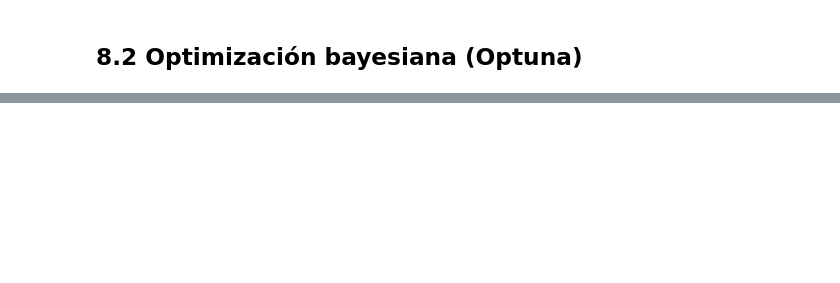
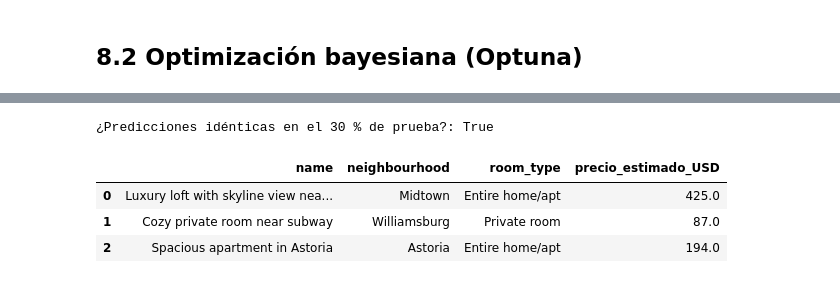
Before and after one commit to ilc2308/AIRBNB_streamlit, a Jupyter notebook: notebooks/Modelo_Airbnb_NYC.ipynb, the cells around one changed output, grey strips where cells are left out. Saved outputs shown, nothing was run; the diff lists cells and outputs as text; code cells hidden in the pictures; blank space fills up the shorter version.

```diff
--- a/notebooks/Modelo_Airbnb_NYC.ipynb
+++ b/notebooks/Modelo_Airbnb_NYC.ipynb
@@ -721,8 +435,0 @@ Se verifica que el pipeline guardado:
-# %%
-modelo_cargado = joblib.load('modelo_final_airbnb.pkl')
-
-# 1. El modelo cargado da las mismas predicciones que el modelo en memoria
-pred_memoria = modelo_final.predict(X_test)
-pred_cargado = modelo_cargado.predict(X_test)
-print('¿Predicciones idénticas en el 30 % de prueba?:', np.allclose(pred_memoria, pred_cargado))
-print('MAE del modelo cargado:', round(mean_absolute_error(y_test, pred_cargado), 2), 'USD')
@@ -775,0 +718,29 @@ files.download('modelo_final_airbnb.pkl')
+# %%
+modelo_cargado = joblib.load(ruta_modelo)
+print('¿Predicciones idénticas en el 30 % de prueba?:', np.allclose(modelo_final.predict(X_test), modelo_cargado.predict(X_test)))
+
+nuevos = pd.DataFrame({
+    'id': [99990001, 99990002, 99990003],
+    'name': ['Luxury loft with skyline view near Times Square', 'Cozy private room near subway', 'Spacious apartment in Astoria'],
+    'host_id': [123, 456, 789],
+    'host_name': ['Ana', 'Luis', 'Sara'],
+    'neighbourhood_group': ['Manhattan', 'Brooklyn', 'Queens'],
+    'neighbourhood': ['Midtown', 'Williamsburg', 'Astoria'],
+    'latitude': [40.7549, 40.7081, 40.7644],
+    'longitude': [-73.9840, -73.9571, -73.9235],
+    'room_type': ['Entire home/apt', 'Private room', 'Entire home/apt'],
+    'minimum_nights': [2, 3, 1000],              # 1000 está fuera de la regla de calidad
+    'number_of_reviews': [25, 0, 4],
+    'last_review': ['2019-06-30', None, '2019-05-01'],
+    'reviews_per_month': [1.2, None, 0.3],       # vacío: anuncio sin reseñas
+    'calculated_host_listings_count': [1, 1, 2],
+    'availability_365': [150, 300, 365],
+})
+nuevos['precio_estimado_USD'] = modelo_cargado.predict(nuevos).round(0)
+nuevos[['name', 'neighbourhood', 'room_type', 'precio_estimado_USD']]
+# %% [output]
+¿Predicciones idénticas en el 30 % de prueba?: True
+|  | name | neighbourhood | room_type | precio_estimado_USD |
+| 0 | Luxury loft with skyline view nea... | Midtown | Entire home/apt | 425.0 |
+| 1 | Cozy private room near subway | Williamsburg | Private room | 87.0 |
+| 2 | Spacious apartment in Astoria | Astoria | Entire home/apt | 194.0 |
```
Also changed, not shown: parts of 76 cells of this notebook, 10 other files.
